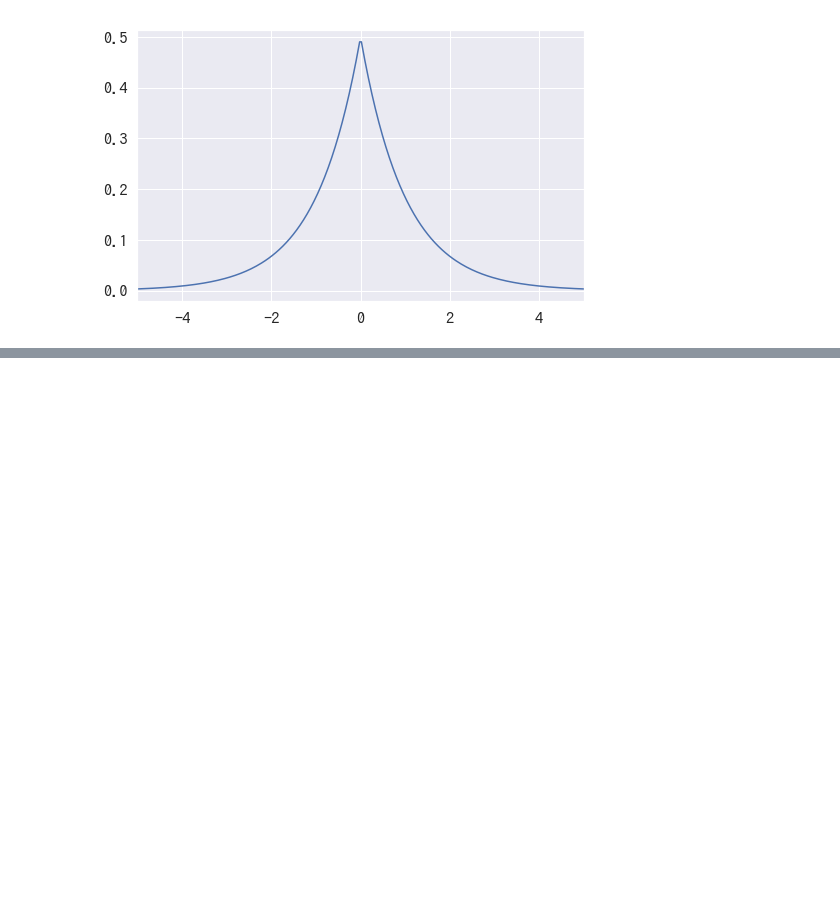
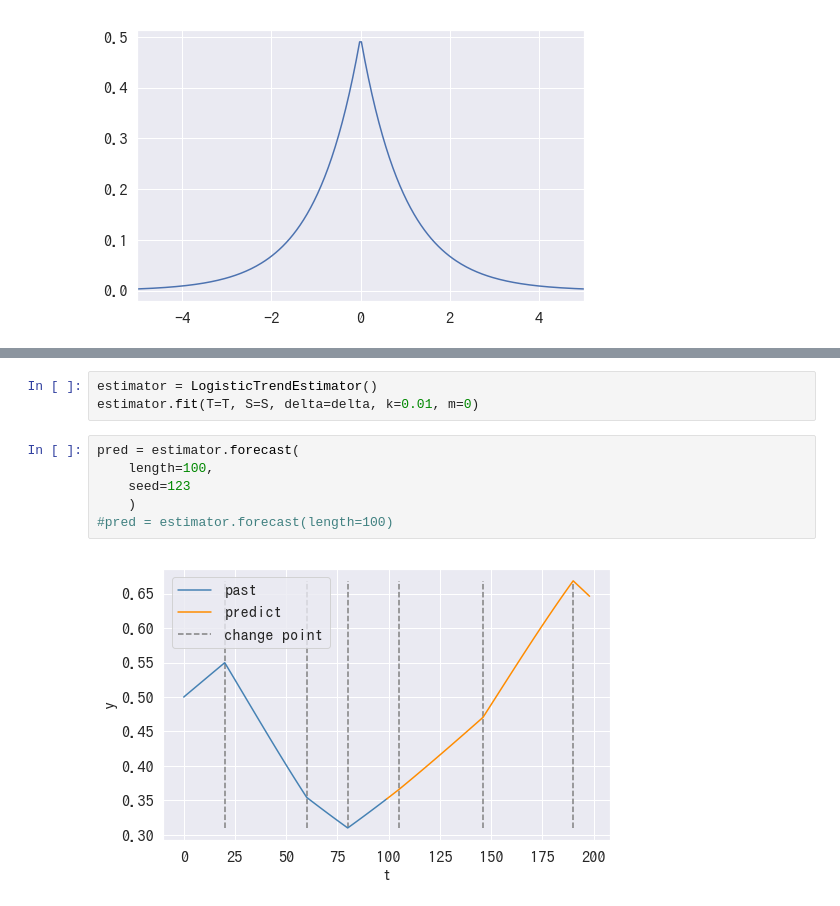
Before and after one commit to akhtoka/snippets, a Jupyter notebook: understand_prophet/prophet_calc.ipynb, the cells around one changed output, grey strips where cells are left out. Drawn from its saved outputs; the diff is of its cells as text; blank space fills up the shorter version.

```diff
--- a/understand_prophet/prophet_calc.ipynb
+++ b/understand_prophet/prophet_calc.ipynb
@@ -232,0 +346,11 @@ plt_laplace_dist()
+# %%
+estimator = LogisticTrendEstimator()
+estimator.fit(T=T, S=S, delta=delta, k=0.01, m=0)
+# %%
+pred = estimator.forecast(
+    length=100,
+    seed=123
+    )
+#pred = estimator.forecast(length=100)
+# %% [output]
+[figure, added]
```
Also changed, not shown: parts of 5 cells of this notebook.
